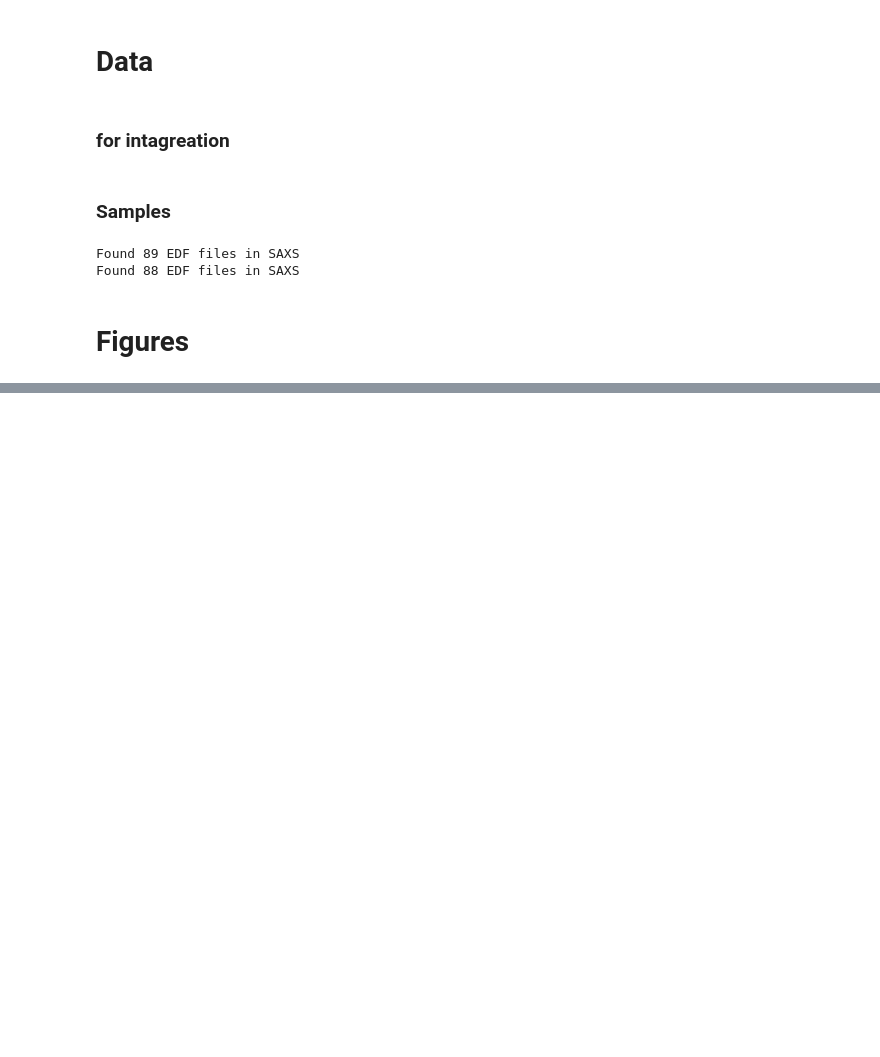
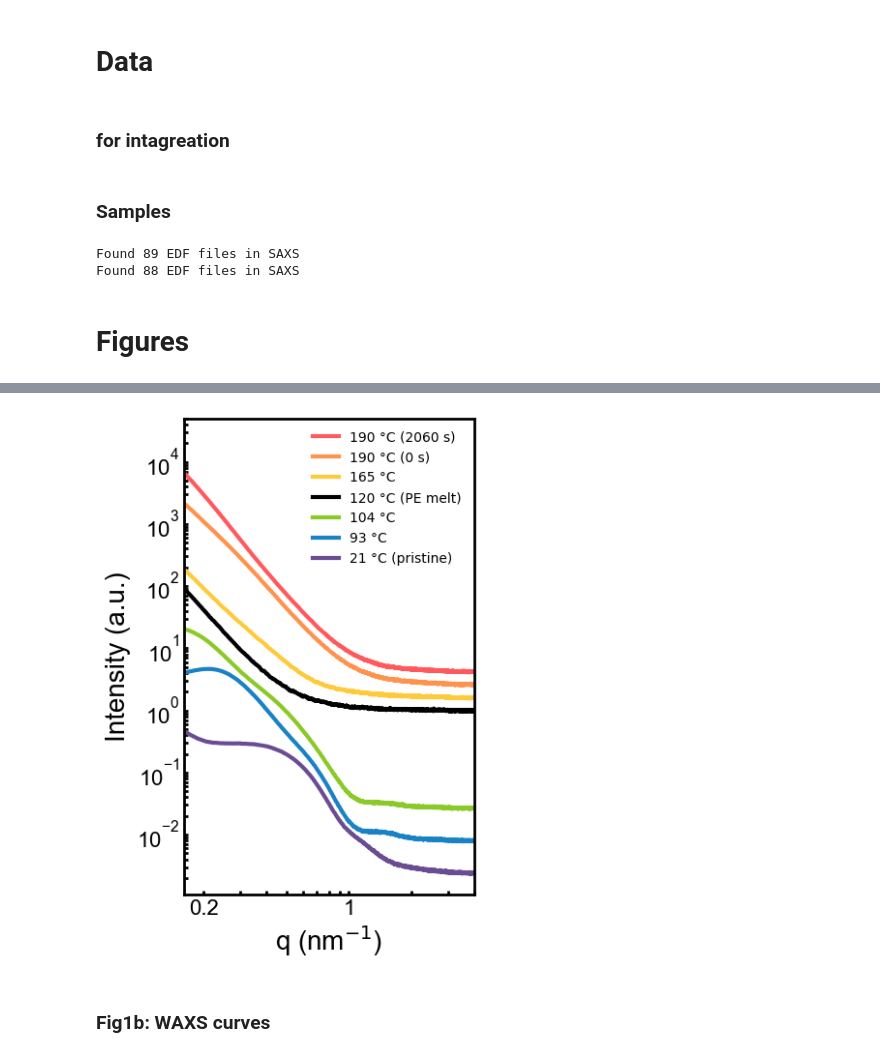
Before and after one commit to Akmalumarov/X_Ray_Scattering_Analysis, a Jupyter notebook: projects/Nanoparticles/Cu_Nps_Anokhin/Results.ipynb, the cells around one changed output, grey strips where cells are left out. Saved outputs shown, nothing was run; the diff lists cells and outputs as text; code cells hidden in the pictures; blank space fills up the shorter version.

```diff
--- a/projects/Nanoparticles/Cu_Nps_Anokhin/Results.ipynb
+++ b/projects/Nanoparticles/Cu_Nps_Anokhin/Results.ipynb
@@ -48,7 +81,7 @@ ai_saxs = pyFAI.load(poni_saxs)
 poni_waxs = r"E:\Nps Cu\IHSC 1872\WAXS_1p4m_12keV.poni"
 ai_waxs = pyFAI.load(poni_waxs)
 
-mask_saxs = r"E:\Nps Cu\IHSC 1872\MASK_SAXS_1p4m_12keV.edf"
+mask_saxs = r"E:\Nps Cu\IHSC 1872\mask_akmal_saxs.edf"
 img_mask_saxs = fabio.open(mask_saxs).data
 
 mask_waxs = r"E:\Nps Cu\IHSC 1872\MASK_WAXS_1p4m_12keV.edf"
@@ -84,2 +119,6 @@ Found 88 EDF files in SAXS
 # %%
-q, I_array = Cu_3_iso.integrate1d_WAXS(ai_waxs, 10000, mask = img_mask_waxs)
+q, I_array_heat = Cu_05_heat.integrate1d_SAXS(ai_saxs, 10000, mask = img_mask_saxs)
+norm_saxs(q, I_array_heat)
+# px.scatter(Cu_05_heat.get_T_profile()
+q, I_array_iso = Cu_05_iso.integrate1d_SAXS(ai_saxs, 10000, mask = img_mask_saxs)
+norm_saxs(q, I_array_iso)
@@ -174,0 +136,45 @@ plt.ylim(0, 5000)
+# %%
+fig_a, ax_a = plt.subplots(figsize=(4, 6))
+
+coef = 0.3
+linewidth = 3
+
+# Данные и параметры: (массив, сдвиг, цвет, метка)
+plots_data_a = [
+    (I_array_iso[-1], -1.2, '#ff595e', '190 °C (2060 s)'),
+    (I_array_heat[-1], -0.8, '#ff924c', '190 °C (0 s)'),
+    (I_array_heat[70], -0.4, '#ffca3a', '165 °C'),
+    (I_array_heat[48], 0, 'black', '120 °C (PE melt)'),
+    (I_array_heat[40], 3, '#8ac926', '104 °C'),
+    (I_array_heat[35], 4, '#1982c4', '93 °C'),
+    (I_array_heat[0], 5, '#6a4c93', '21 °C (pristine)')
+]
+
+for data, exp, color, label in plots_data_a:
+    ax_a.loglog(q, data * coef ** exp, linewidth=linewidth, color=color, label=label)
+
+ax_a.set_xlabel(r'q (nm$^{-1}$)', fontsize=20, fontfamily='Arial')
+ax_a.set_ylabel(r'Intensity (a.u.)', fontsize=20, fontfamily='Arial')
+ax_a.set_xlim(0.16, 4)
+ax_a.set_ylim(1.1e-3, 5e4)
+ax_a.set_xticks([0.2, 1])
+ax_a.set_xticklabels(['0.2', '1'])
+
+ax_a.legend(fontsize=10, frameon=False)
+ax_a.tick_params(axis="both", which='both', direction="in", width=2, length=3, labelsize=16)
+
+for axis in ['top','bottom','left','right']:
+    ax_a.spines[axis].set_linewidth(2)
+
+for tick in ax_a.get_xticklabels() + ax_a.get_yticklabels():
+    tick.set_fontfamily('Arial')
+
+# Устанавливаем положение осей: bottom = 0.12, height = 0.82
+ax_a.set_position([0.15, 0.12, 0.75, 0.82])
+
+plt.savefig(r'E:\Nps Cu\Figures v2\Fig1_a.png', dpi=300, bbox_inches='tight', transparent=True)
+# plt.close(fig_a)
+# %% [output]
+[figure, added]
+# %% [markdown]
+### Fig1b: WAXS curves
```
Also changed, not shown: parts of 24 cells of this notebook, 4 other files.
